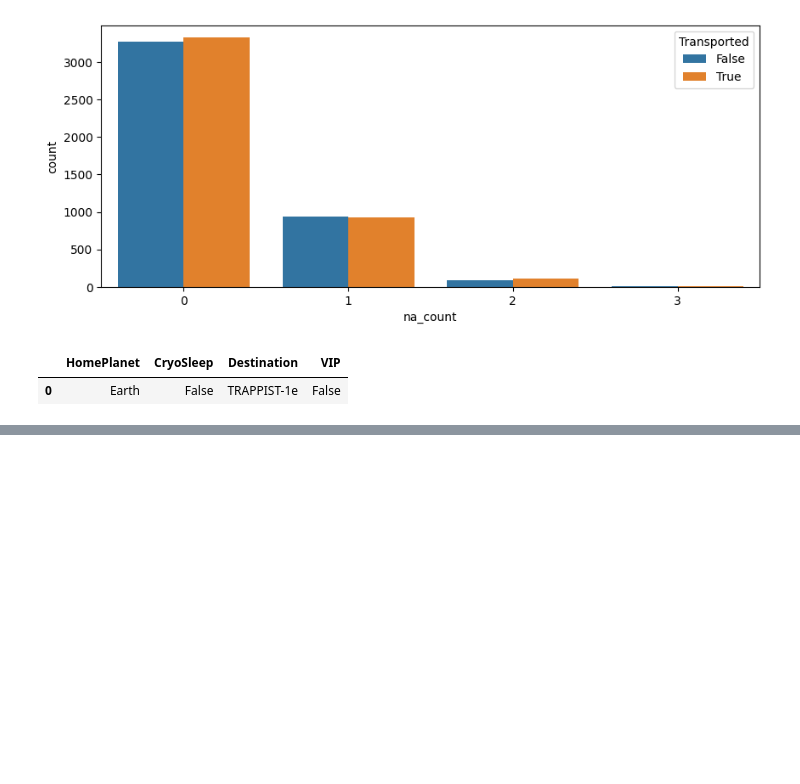
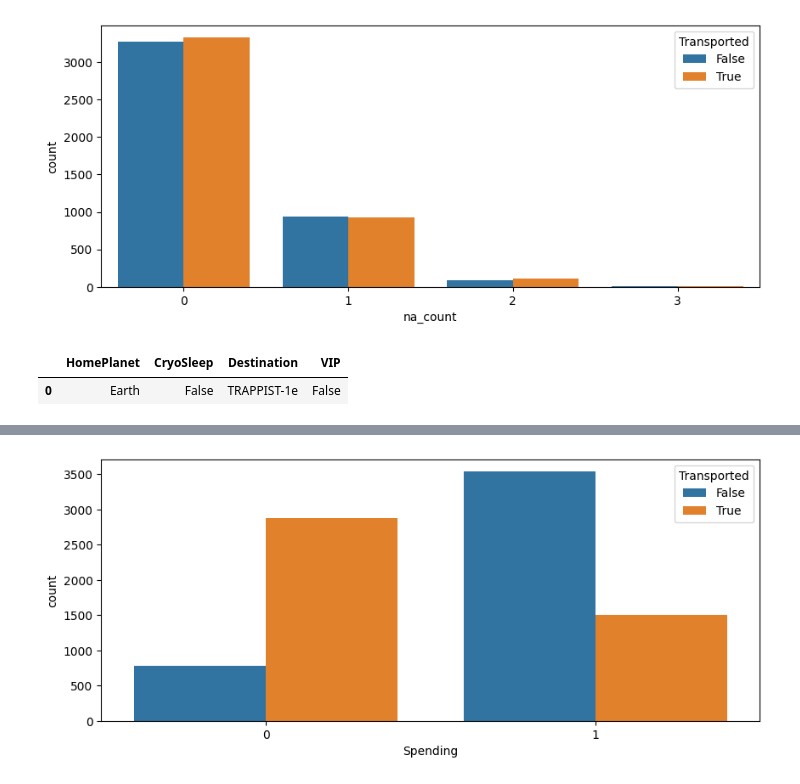
Before and after one commit to k-nurzhan/Space_Titanic, a Jupyter notebook: working.ipynb, the cells around one changed output, grey strips where cells are left out. Cells and saved outputs as stored; diff of their text form; code cells hidden in the pictures; blank space fills up the shorter version.

```diff
--- a/working.ipynb
+++ b/working.ipynb
@@ -212,0 +201,5 @@ dtype: object
+# %%
+plt.figure(figsize=(10,4))
+g=sns.countplot(data=training, x='Spending', hue='Transported')
+# %% [output]
+[figure, added]
```
Also changed, not shown: parts of 6 cells of this notebook.
